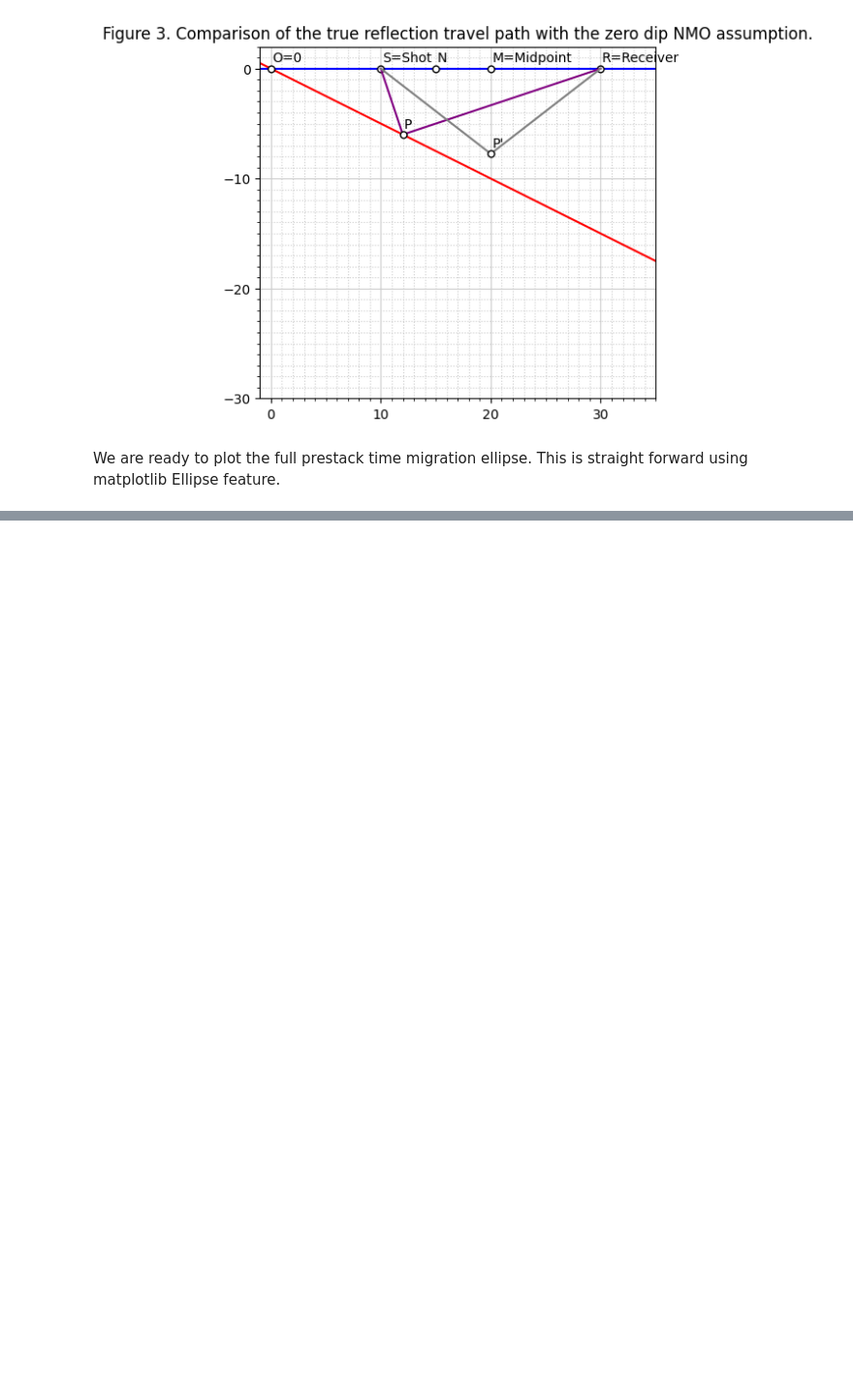
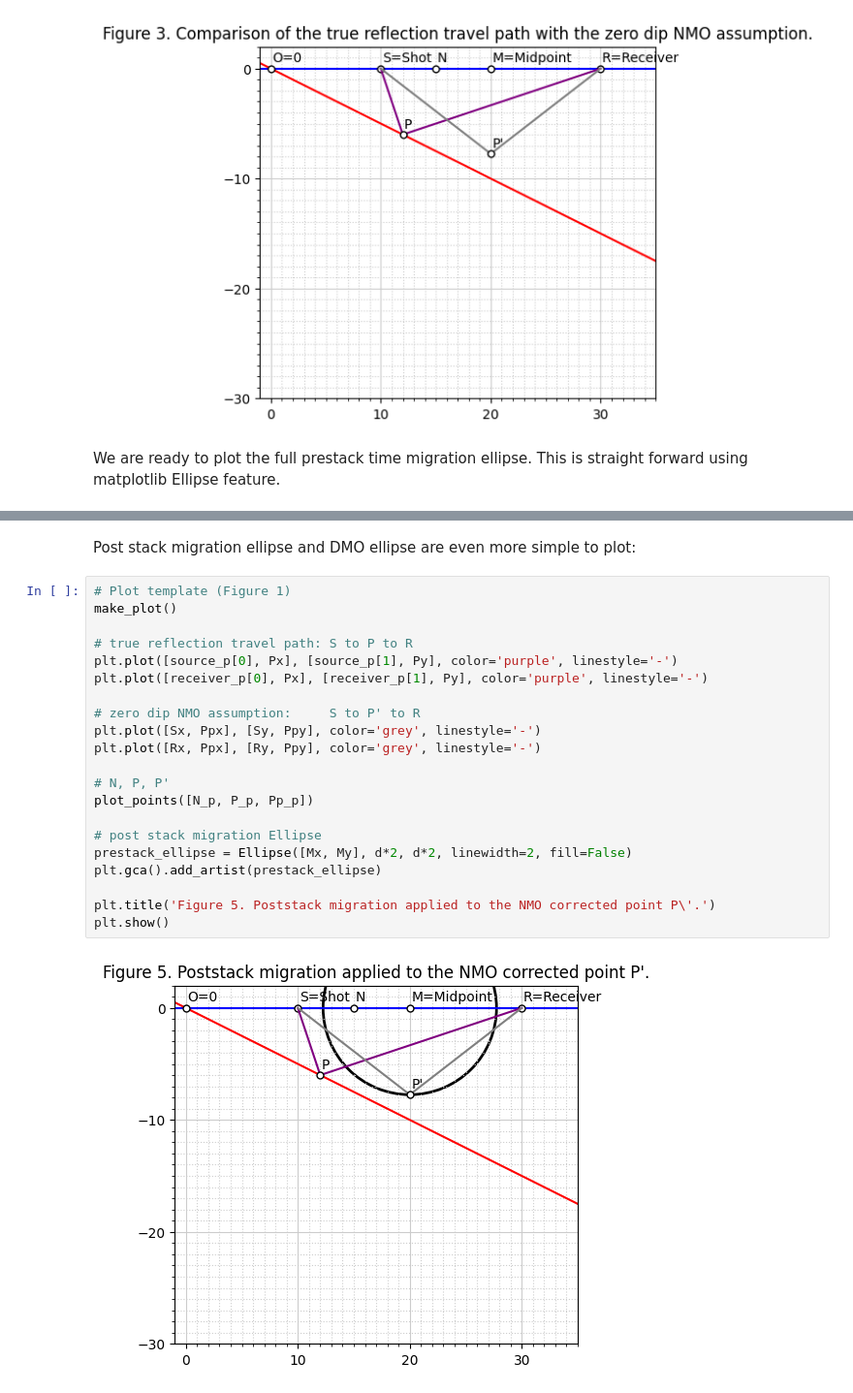
Before and after one commit to softwareunderground/repro-zoo, a Jupyter notebook: russel-1998/russel-1998.ipynb, the cells around one changed output, grey strips where cells are left out. Shown at 97% size. Drawn from its saved outputs; the diff is of its cells as text; blank space fills up the shorter version.

Commit message:
Russel 1998: Add plots for figure 5 and 6

```diff
--- a/russel-1998/russel-1998.ipynb
+++ b/russel-1998/russel-1998.ipynb
@@ -347,3 +347,28 @@ plt.title('Figure 4. The full prestack time migration ellipse.')
 plt.show()
 # %% [output]
 [figure]
+# %% [markdown]
+Post stack migration ellipse and DMO ellipse are even more simple to plot:
+# %%
+# Plot template (Figure 1)
+make_plot()
+
+# true reflection travel path: S to P to R
+plt.plot([source_p[0], Px], [source_p[1], Py], color='purple', linestyle='-')
+plt.plot([receiver_p[0], Px], [receiver_p[1], Py], color='purple', linestyle='-')
+
+# zero dip NMO assumption:     S to P' to R
+plt.plot([Sx, Ppx], [Sy, Ppy], color='grey', linestyle='-')
+plt.plot([Rx, Ppx], [Ry, Ppy], color='grey', linestyle='-')
+
+# N, P, P'
+plot_points([N_p, P_p, Pp_p])
+
+# post stack migration Ellipse
+prestack_ellipse = Ellipse([Mx, My], d*2, d*2, linewidth=2, fill=False)
+plt.gca().add_artist(prestack_ellipse)
+
+plt.title('Figure 5. Poststack migration applied to the NMO corrected point P\'.')
+plt.show()
+# %% [output]
+[figure, added]
```
Also changed, not shown: parts of 6 cells of this notebook.
